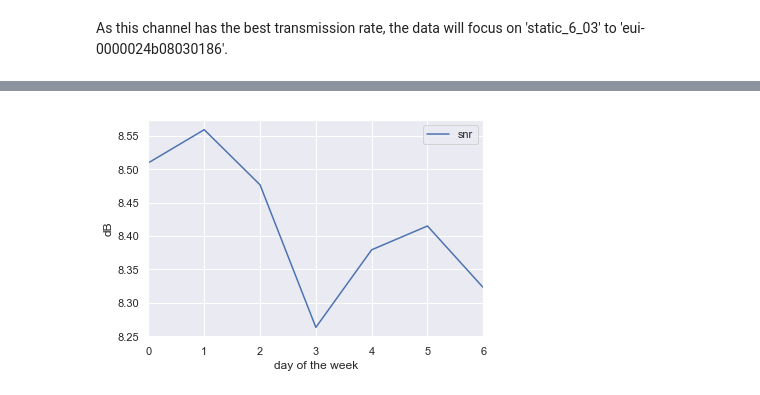
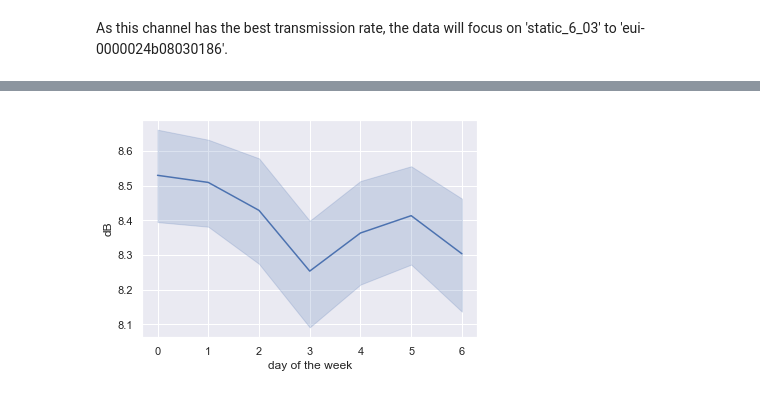
Before and after one commit to froland/lora-variability, a Jupyter notebook: analysis/notebooks/exploration.ipynb, the cells around one changed output, grey strips where cells are left out. Cells and saved outputs as stored; diff of their text form; code cells hidden in the pictures.

```diff
--- a/analysis/notebooks/exploration.ipynb
+++ b/analysis/notebooks/exploration.ipynb
@@ -47,5 +47,5 @@ ax.set(xlabel='day of the week', ylabel='dBm');
 # %%
-ax = snr.groupby(snr.index.weekday).mean().plot()
+ax = sns.lineplot(x=snr.index.weekday, y=snr['snr'])
 ax.set(xlabel='day of the week', ylabel='dB');
 # %% [output]
-[figure, old version]
+[figure, new version]
```
Also changed, not shown: parts of 5 cells of this notebook, 6 other files.
